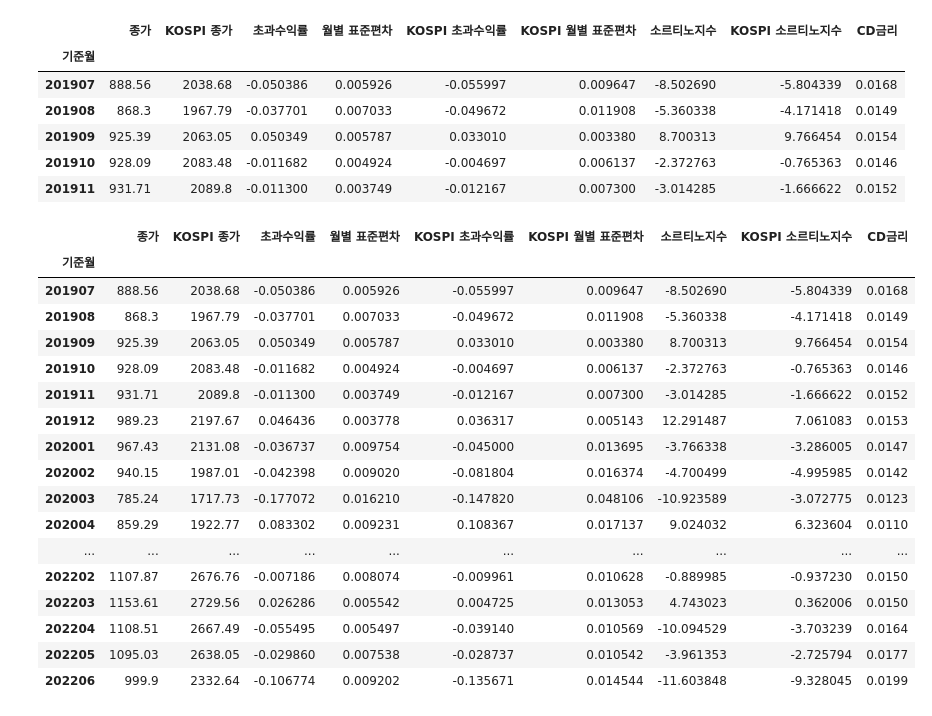
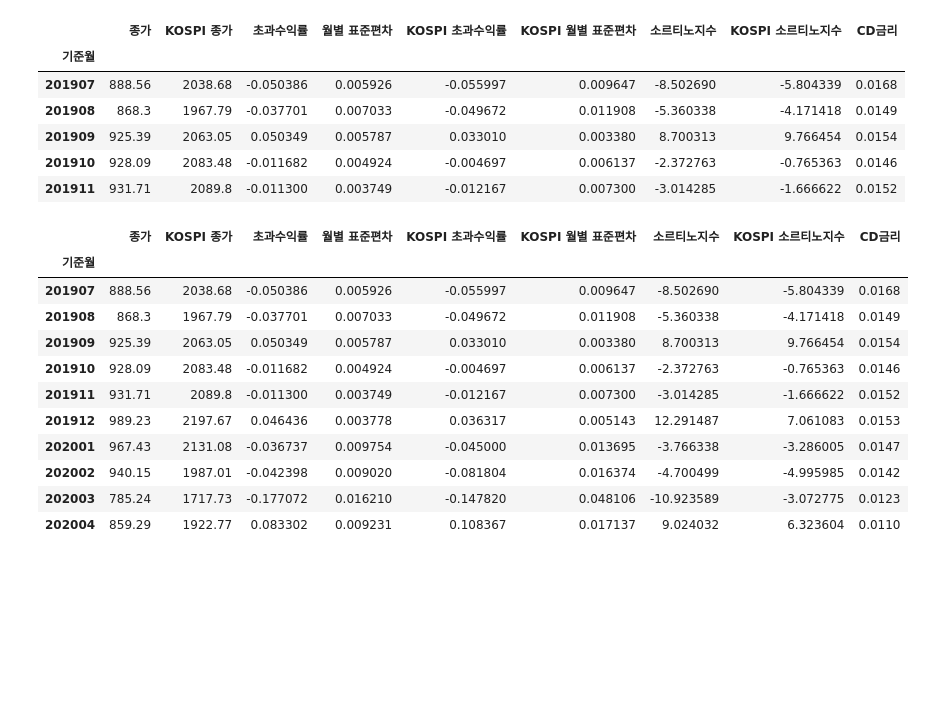
Before and after one commit to jkim0313/Hackathon_Whale, a Jupyter notebook: sortino_ratio.ipynb, the cells around one changed output. Cells and saved outputs as stored; diff of their text form; code cells hidden in the pictures; blank space fills up the shorter version.

```diff
--- a/sortino_ratio.ipynb
+++ b/sortino_ratio.ipynb
@@ -518,23 +518,17 @@ sortino_df.set_index(["기준월"], inplace=True)
 | 201910 | 928.09 | 2083.48 | -0.011682 | 0.004924 | -0.004697 | 0.006137 | -2.372763 | -0.765363 | 0.0146 |
 | 201911 | 931.71 | 2089.8 | -0.011300 | 0.003749 | -0.012167 | 0.007300 | -3.014285 | -1.666622 | 0.0152 |
 # %%
-sortino_df
+sortino_df.head(10)
 # %% [output]
 |  | 종가 | KOSPI 종가 | 초과수익률 | 월별 표준편차 | KOSPI 초과수익률 | KOSPI 월별 표준편차 | 소르티노지수 | KOSPI 소르티노지수 | CD금리 |
 | 기준월 |  |  |  |  |  |  |  |  |  |
 | 201907 | 888.56 | 2038.68 | -0.050386 | 0.005926 | -0.055997 | 0.009647 | -8.502690 | -5.804339 | 0.0168 |
 | 201908 | 868.3 | 1967.79 | -0.037701 | 0.007033 | -0.049672 | 0.011908 | -5.360338 | -4.171418 | 0.0149 |
 | 201909 | 925.39 | 2063.05 | 0.050349 | 0.005787 | 0.033010 | 0.003380 | 8.700313 | 9.766454 | 0.0154 |
 | 201910 | 928.09 | 2083.48 | -0.011682 | 0.004924 | -0.004697 | 0.006137 | -2.372763 | -0.765363 | 0.0146 |
 | 201911 | 931.71 | 2089.8 | -0.011300 | 0.003749 | -0.012167 | 0.007300 | -3.014285 | -1.666622 | 0.0152 |
 | 201912 | 989.23 | 2197.67 | 0.046436 | 0.003778 | 0.036317 | 0.005143 | 12.291487 | 7.061083 | 0.0153 |
 | 202001 | 967.43 | 2131.08 | -0.036737 | 0.009754 | -0.045000 | 0.013695 | -3.766338 | -3.286005 | 0.0147 |
 | 202002 | 940.15 | 1987.01 | -0.042398 | 0.009020 | -0.081804 | 0.016374 | -4.700499 | -4.995985 | 0.0142 |
 | 202003 | 785.24 | 1717.73 | -0.177072 | 0.016210 | -0.147820 | 0.048106 | -10.923589 | -3.072775 | 0.0123 |
 | 202004 | 859.29 | 1922.77 | 0.083302 | 0.009231 | 0.108367 | 0.017137 | 9.024032 | 6.323604 | 0.0110 |
-| ... | ... | ... | ... | ... | ... | ... | ... | ... | ... |
-| 202202 | 1107.87 | 2676.76 | -0.007186 | 0.008074 | -0.009961 | 0.010628 | -0.889985 | -0.937230 | 0.0150 |
-| 202203 | 1153.61 | 2729.56 | 0.026286 | 0.005542 | 0.004725 | 0.013053 | 4.743023 | 0.362006 | 0.0150 |
-| 202204 | 1108.51 | 2667.49 | -0.055495 | 0.005497 | -0.039140 | 0.010569 | -10.094529 | -3.703239 | 0.0164 |
-| 202205 | 1095.03 | 2638.05 | -0.029860 | 0.007538 | -0.028737 | 0.010542 | -3.961353 | -2.725794 | 0.0177 |
-| 202206 | 999.9 | 2332.64 | -0.106774 | 0.009202 | -0.135671 | 0.014544 | -11.603848 | -9.328045 | 0.0199 |
```
